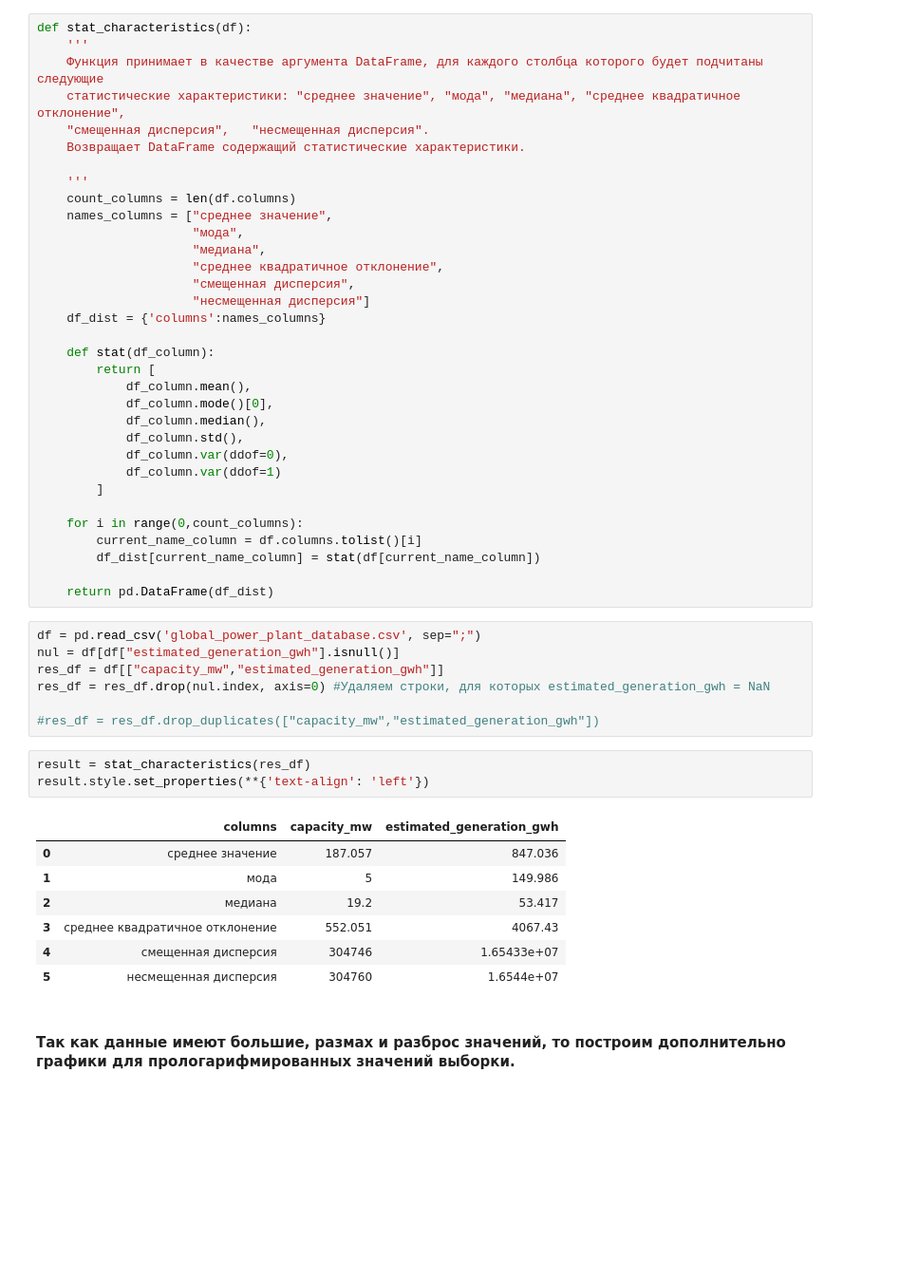
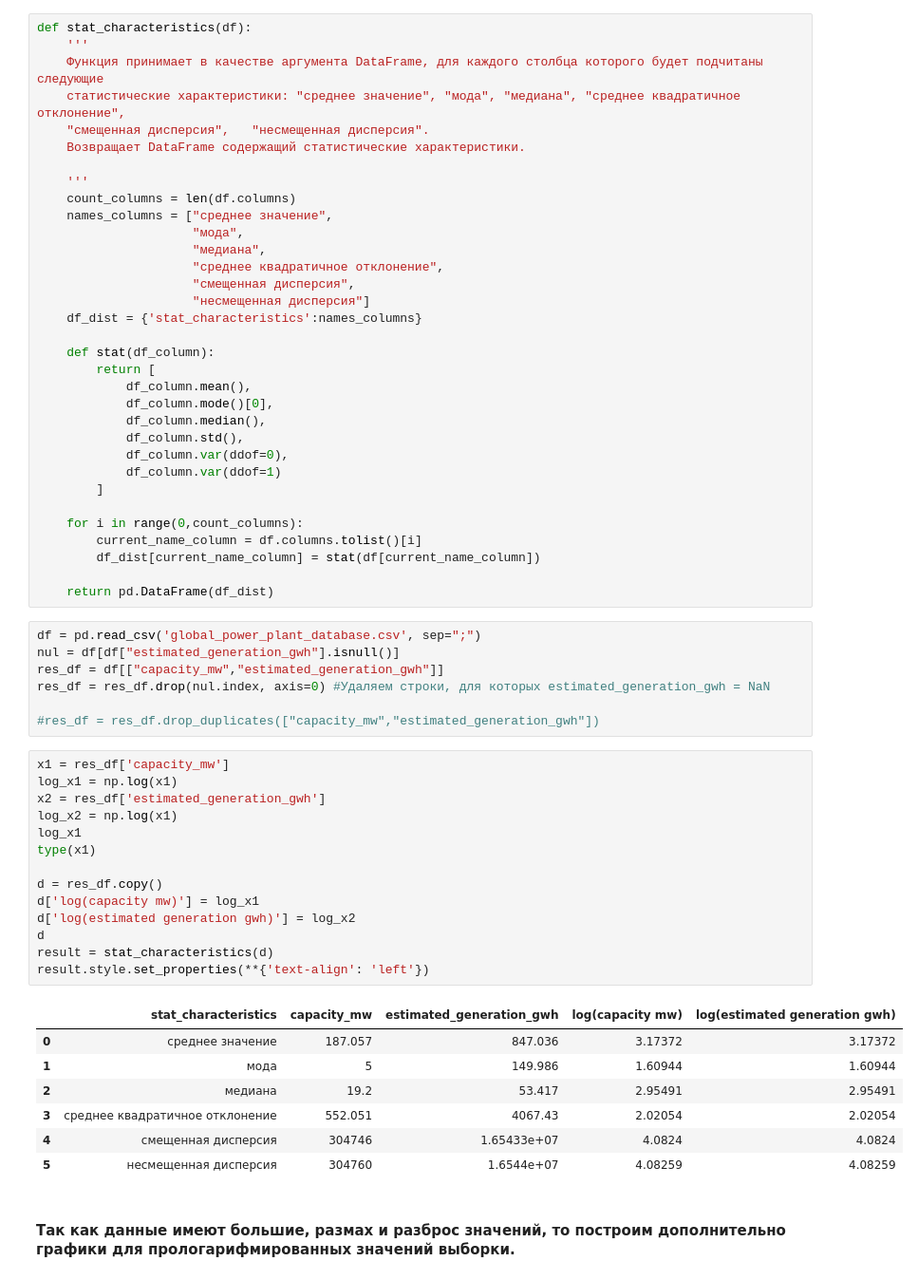
Before and after one commit to denicCH/Mathematical-Statistics, a Jupyter notebook: Lesson_3.ipynb, the cells around one changed output. Shown at 95% size. Cells and saved outputs as stored; diff of their text form; blank space fills up the shorter version.

```diff
--- a/Lesson_3.ipynb
+++ b/Lesson_3.ipynb
@@ -39,7 +39,7 @@ def stat_characteristics(df):
                      "среднее квадратичное отклонение",
                      "смещенная дисперсия",
                      "несмещенная дисперсия"]
-    df_dist = {'columns':names_columns}
+    df_dist = {'stat_characteristics':names_columns}
 
     def stat(df_column):
         return [
@@ -63,17 +63,28 @@ res_df = df[["capacity_mw","estimated_generation_gwh"]]
 res_df = res_df.drop(nul.index, axis=0) #Удаляем строки, для которых estimated_generation_gwh = NaN
 
 #res_df = res_df.drop_duplicates(["capacity_mw","estimated_generation_gwh"])
-# %%
-result = stat_characteristics(res_df)
-result.style.set_properties(**{'text-align': 'left'})
-# %% [output]
-|  | columns | capacity_mw | estimated_generation_gwh |
-| 0 | среднее значение | 187.057 | 847.036 |
-| 1 | мода | 5 | 149.986 |
-| 2 | медиана | 19.2 | 53.417 |
-| 3 | среднее квадратичное отклонение | 552.051 | 4067.43 |
-| 4 | смещенная дисперсия | 304746 | 1.65433e+07 |
-| 5 | несмещенная дисперсия | 304760 | 1.6544e+07 |
+# %%
+x1 = res_df['capacity_mw']
+log_x1 = np.log(x1)
+x2 = res_df['estimated_generation_gwh']
+log_x2 = np.log(x1)
+log_x1
+type(x1)
+
+d = res_df.copy()
+d['log(capacity mw)'] = log_x1
+d['log(estimated generation gwh)'] = log_x2
+d
+result = stat_characteristics(d)
+result.style.set_properties(**{'text-align': 'left'})
+# %% [output]
+|  | stat_characteristics | capacity_mw | estimated_generation_gwh | log(capacity mw) | log(estimated generation gwh) |
+| 0 | среднее значение | 187.057 | 847.036 | 3.17372 | 3.17372 |
+| 1 | мода | 5 | 149.986 | 1.60944 | 1.60944 |
+| 2 | медиана | 19.2 | 53.417 | 2.95491 | 2.95491 |
+| 3 | среднее квадратичное отклонение | 552.051 | 4067.43 | 2.02054 | 2.02054 |
+| 4 | смещенная дисперсия | 304746 | 1.65433e+07 | 4.0824 | 4.0824 |
+| 5 | несмещенная дисперсия | 304760 | 1.6544e+07 | 4.08259 | 4.08259 |
 # %% [markdown]
 #### Так как данные имеют большие, размах и разброс значений, то построим дополнительно графики для прологарифмированных значений выборки.
 # %%
```
Also changed, not shown: parts of 1 cell of this notebook.
